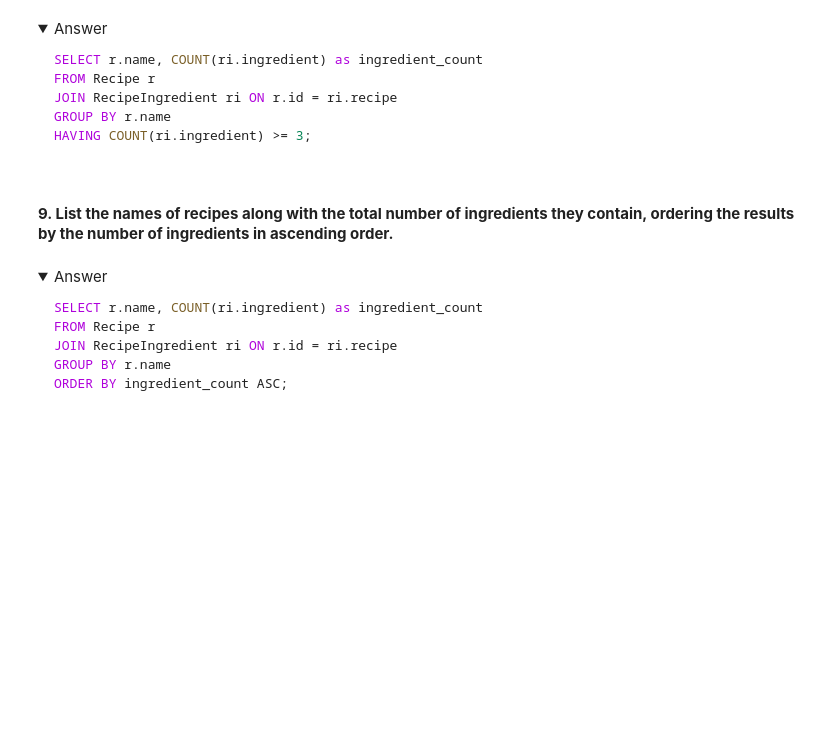
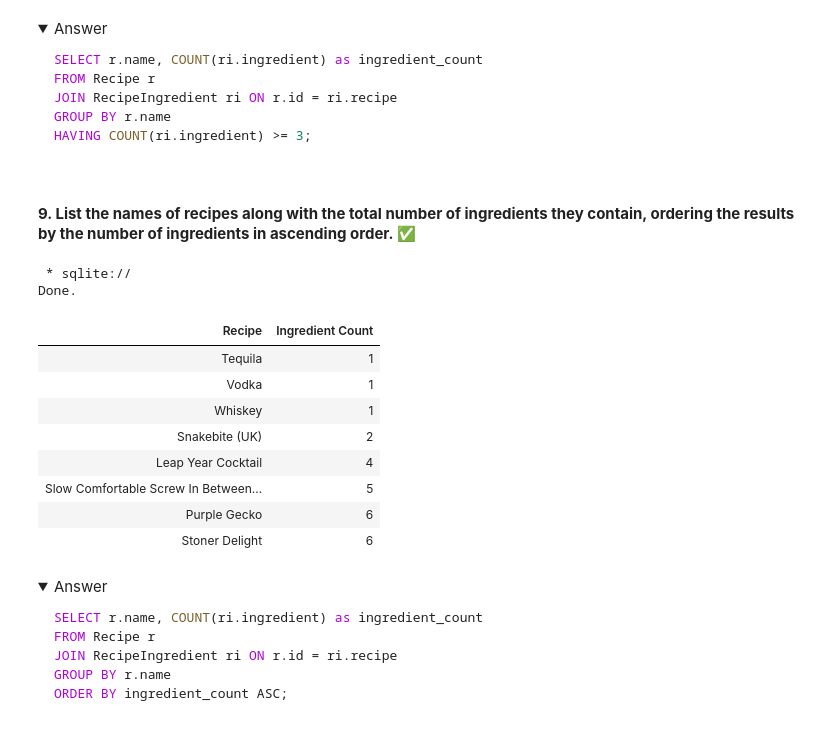
Before and after one commit to Bryanbu2014/database, a Jupyter notebook: exercises-ss24/Aufgabe_Getränke.ipynb, the cells around one changed output. Drawn from its saved outputs; the diff is of its cells as text; code cells hidden in the pictures; folded sections open; blank space fills up the shorter version.

```diff
--- a/exercises-ss24/Aufgabe_Getränke.ipynb
+++ b/exercises-ss24/Aufgabe_Getränke.ipynb
@@ -645,7 +663,28 @@ HAVING COUNT(ri.ingredient) >= 3;
 
 </details>
 # %% [markdown]
-#### **9. List the names of recipes along with the total number of ingredients they contain, ordering the results by the number of ingredients in ascending order.**
+#### **9. List the names of recipes along with the total number of ingredients they contain, ordering the results by the number of ingredients in ascending order.** ✅
+# %%
+%%sql
+
+SELECT r.name 'Recipe', COUNT(ri.ingredient) 'Ingredient Count'
+FROM Recipe r
+JOIN RecipeIngredient ri
+ON(r.id = ri.recipe)
+GROUP BY r.name
+ORDER BY COUNT(ri.ingredient)
+# %% [output]
+ * sqlite://
+Done.
+| Recipe | Ingredient Count |
+| Tequila | 1 |
+| Vodka | 1 |
+| Whiskey | 1 |
+| Snakebite (UK) | 2 |
+| Leap Year Cocktail | 4 |
+| Slow Comfortable Screw In Between... | 5 |
+| Purple Gecko | 6 |
+| Stoner Delight | 6 |
 # %% [markdown]
 <details>
 <summary>Answer</summary>
```
Also changed, not shown: parts of 3 cells of this notebook.
